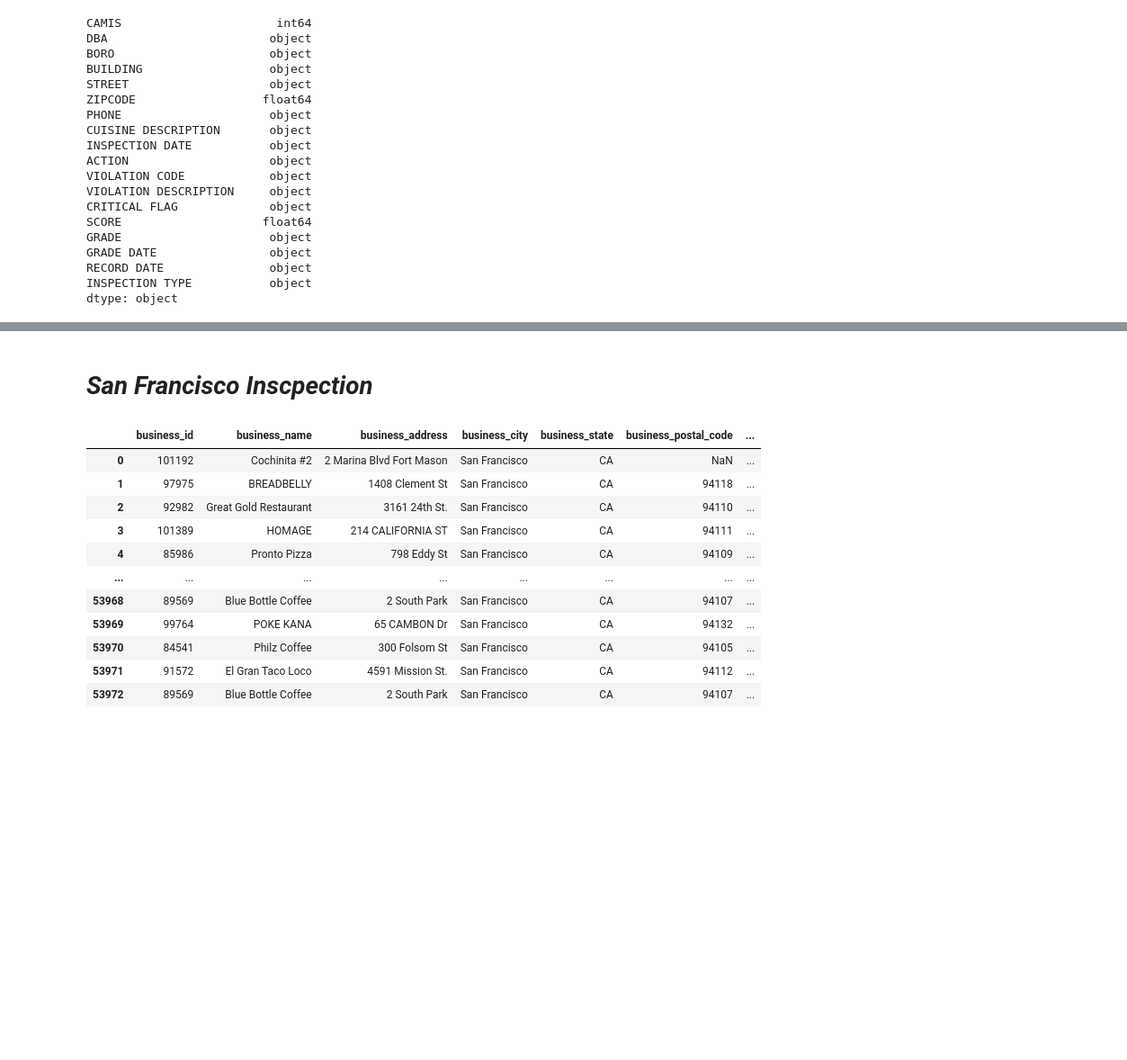
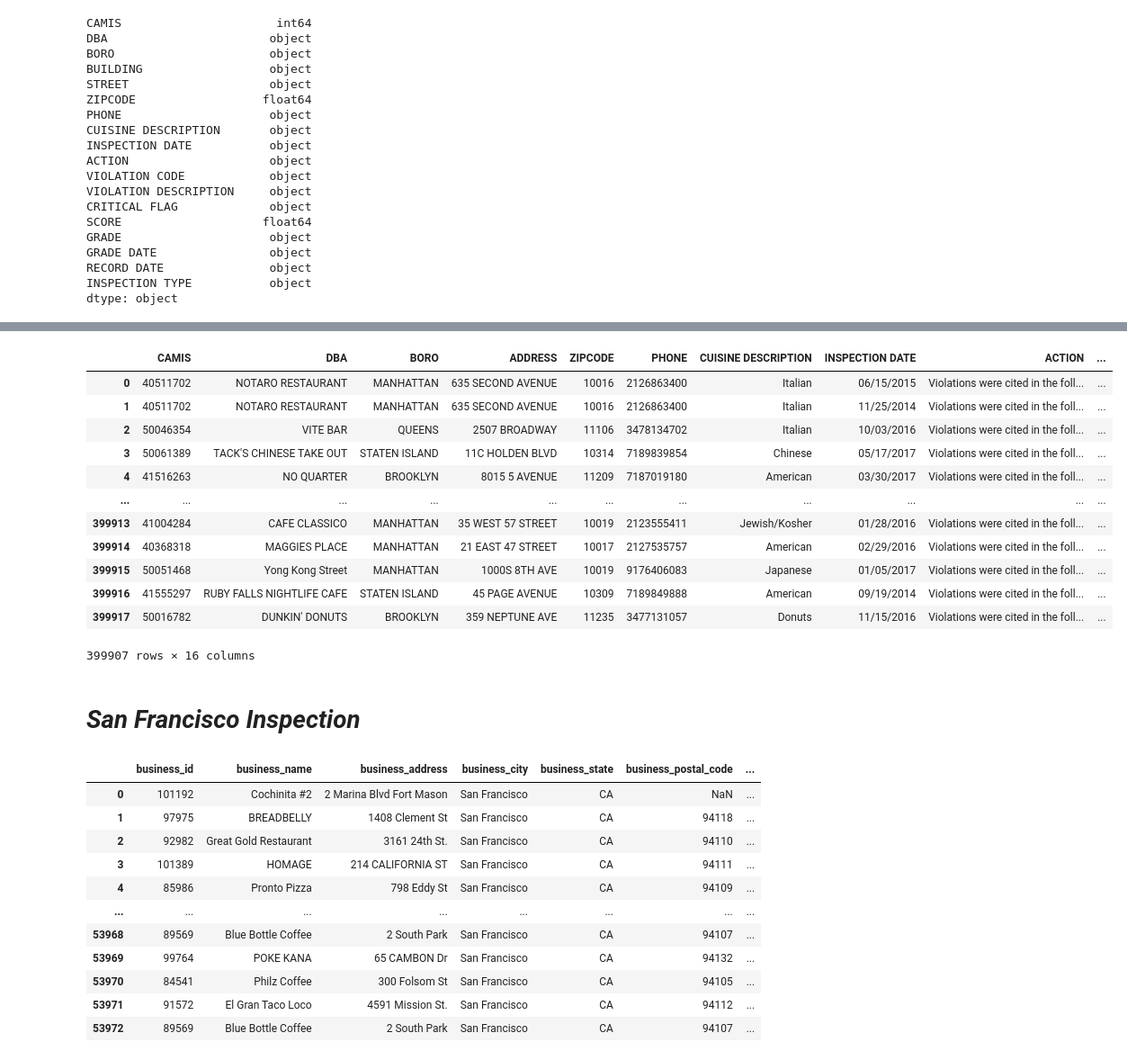
Before and after one commit to RothK215/Project-2-ETL, a Jupyter notebook: RK_Data_Cleaning_Retrieval_2.ipynb, the cells around one changed output, grey strips where cells are left out. Shown at 90% size. Saved outputs shown, nothing was run; the diff lists cells and outputs as text; code cells hidden in the pictures; blank space fills up the shorter version.

```diff
--- a/RK_Data_Cleaning_Retrieval_2.ipynb
+++ b/RK_Data_Cleaning_Retrieval_2.ipynb
@@ -76,5 +90,24 @@ nycdf.head()
+# %%
+# Remove the RECORD DATE column
+nycdf = nycdf = nycdf[['CAMIS', 'DBA', 'BORO', 'ADDRESS', 'ZIPCODE', 'PHONE', 'CUISINE DESCRIPTION', 'INSPECTION DATE', 'ACTION',
+               'VIOLATION CODE', 'VIOLATION DESCRIPTION', 'CRITICAL FLAG', 'SCORE', 'GRADE', 'GRADE DATE', 'INSPECTION TYPE']]
+nycdf
+# %% [output]
+|  | CAMIS | DBA | BORO | ADDRESS | ZIPCODE | PHONE | CUISINE DESCRIPTION | INSPECTION DATE | ACTION | ... |
+| 0 | 40511702 | NOTARO RESTAURANT | MANHATTAN | 635 SECOND AVENUE | 10016 | 2126863400 | Italian | 06/15/2015 | Violations were cited in the foll... | ... |
+| 1 | 40511702 | NOTARO RESTAURANT | MANHATTAN | 635 SECOND AVENUE | 10016 | 2126863400 | Italian | 11/25/2014 | Violations were cited in the foll... | ... |
+| 2 | 50046354 | VITE BAR | QUEENS | 2507 BROADWAY | 11106 | 3478134702 | Italian | 10/03/2016 | Violations were cited in the foll... | ... |
+| 3 | 50061389 | TACK'S CHINESE TAKE OUT | STATEN ISLAND | 11C HOLDEN BLVD | 10314 | 7189839854 | Chinese | 05/17/2017 | Violations were cited in the foll... | ... |
+| 4 | 41516263 | NO QUARTER | BROOKLYN | 8015 5 AVENUE | 11209 | 7187019180 | American | 03/30/2017 | Violations were cited in the foll... | ... |
+| ... | ... | ... | ... | ... | ... | ... | ... | ... | ... | ... |
+| 399913 | 41004284 | CAFE CLASSICO | MANHATTAN | 35 WEST 57 STREET | 10019 | 2123555411 | Jewish/Kosher | 01/28/2016 | Violations were cited in the foll... | ... |
+| 399914 | 40368318 | MAGGIES PLACE | MANHATTAN | 21 EAST 47 STREET | 10017 | 2127535757 | American | 02/29/2016 | Violations were cited in the foll... | ... |
+| 399915 | 50051468 | Yong Kong Street | MANHATTAN | 1000S 8TH AVE | 10019 | 9176406083 | Japanese | 01/05/2017 | Violations were cited in the foll... | ... |
+| 399916 | 41555297 | RUBY FALLS NIGHTLIFE CAFE | STATEN ISLAND | 45 PAGE AVENUE | 10309 | 7189849888 | American | 09/19/2014 | Violations were cited in the foll... | ... |
+| 399917 | 50016782 | DUNKIN' DONUTS | BROOKLYN | 359 NEPTUNE AVE | 11235 | 3477131057 | Donuts | 11/15/2016 | Violations were cited in the foll... | ... |
+399907 rows × 16 columns
 # %% [markdown]
-# **_San Francisco Inscpection_**
+# **_San Francisco Inspection_**
 # %%
 # San Francisco Inscpection CSV
 sf = "Resources/restaurant-scores-live-standard.csv"
```
Also changed, not shown: parts of 9 cells of this notebook, 3 other files.
